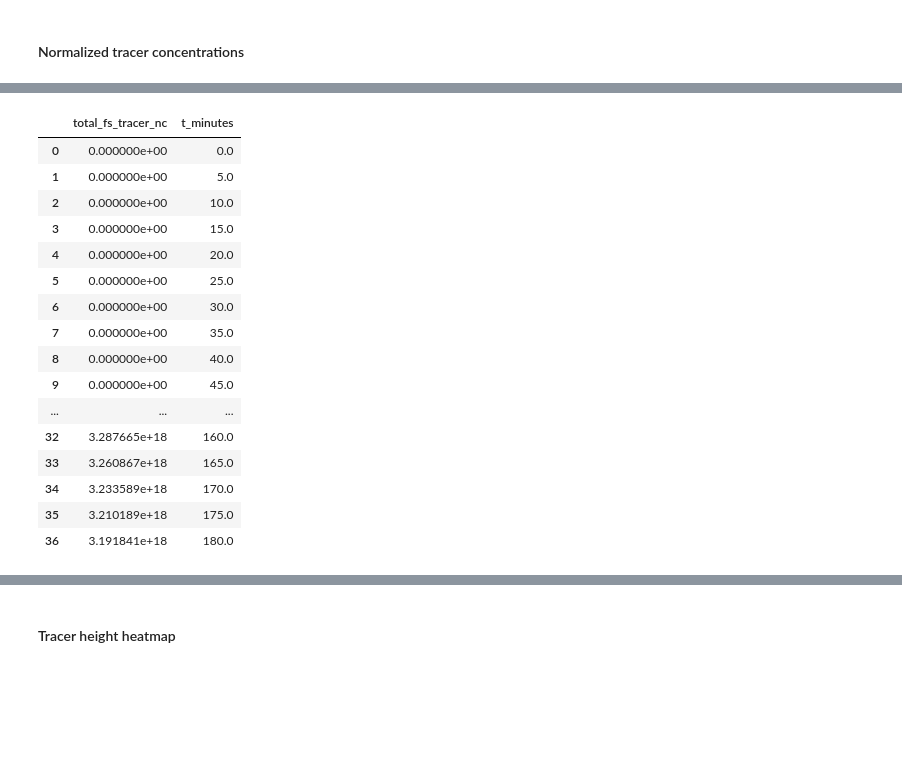
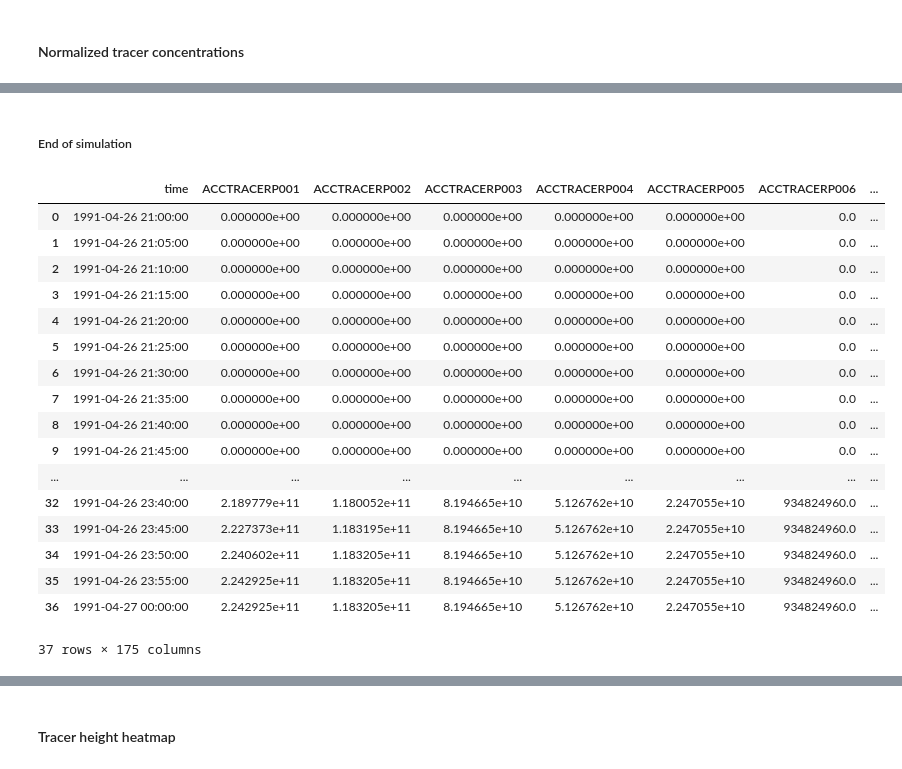
Before and after one commit to cmdavis4/tracer_paper, a Jupyter notebook: analysis-tracerpaper.ipynb, the cells around one changed output, grey strips where cells are left out. Drawn from its saved outputs; the diff is of its cells as text; code cells hidden in the pictures; blank space fills up the shorter version.

```diff
--- a/analysis-tracerpaper.ipynb
+++ b/analysis-tracerpaper.ipynb
@@ -3788,7 +3791,7 @@ def preprocess_ul_tracers(height_threshold):
 
 
 ul_tracer_dfs = {}
-for z_km in [8, 9]:
+for z_km in blt.ALL_UL_Z_THRESHOlDS:
     ul_tracer_dfs[z_km] = cm.utils.read_or_cache_to(
         blt.DERIVED_DIR / f"ul_tracer_totals_z-{z_km}000.pkl"
     )(preprocess_ul_tracers)(z_km * 1000)
@@ -4190,20 +4323,23 @@ ul_tracer_dfs["sl_wk"][["total_fs_tracer_nc", "t_minutes"]]
-# %%
-ul_tracer_dfs["ic_wk"][["total_fs_tracer_nc", "t_minutes"]]
-# %% [output]
-|  | total_fs_tracer_nc | t_minutes |
-| 0 | 0.000000e+00 | 0.0 |
-| 1 | 0.000000e+00 | 5.0 |
-| 2 | 0.000000e+00 | 10.0 |
-| 3 | 0.000000e+00 | 15.0 |
-| 4 | 0.000000e+00 | 20.0 |
-| 5 | 0.000000e+00 | 25.0 |
-| 6 | 0.000000e+00 | 30.0 |
-| 7 | 0.000000e+00 | 35.0 |
-| 8 | 0.000000e+00 | 40.0 |
-| 9 | 0.000000e+00 | 45.0 |
-| ... | ... | ... |
-| 32 | 3.287665e+18 | 160.0 |
-| 33 | 3.260867e+18 | 165.0 |
-| 34 | 3.233589e+18 | 170.0 |
-| 35 | 3.210189e+18 | 175.0 |
-| 36 | 3.191841e+18 | 180.0 |
+# %% [markdown]
+##### End of simulation
+# %%
+ul_tracer_dfs[10]["ic_wk"]
+# %% [output]
+|  | time | ACCTRACERP001 | ACCTRACERP002 | ACCTRACERP003 | ACCTRACERP004 | ACCTRACERP005 | ACCTRACERP006 | ... |
+| 0 | 1991-04-26 21:00:00 | 0.000000e+00 | 0.000000e+00 | 0.000000e+00 | 0.000000e+00 | 0.000000e+00 | 0.0 | ... |
+| 1 | 1991-04-26 21:05:00 | 0.000000e+00 | 0.000000e+00 | 0.000000e+00 | 0.000000e+00 | 0.000000e+00 | 0.0 | ... |
+| 2 | 1991-04-26 21:10:00 | 0.000000e+00 | 0.000000e+00 | 0.000000e+00 | 0.000000e+00 | 0.000000e+00 | 0.0 | ... |
+| 3 | 1991-04-26 21:15:00 | 0.000000e+00 | 0.000000e+00 | 0.000000e+00 | 0.000000e+00 | 0.000000e+00 | 0.0 | ... |
+| 4 | 1991-04-26 21:20:00 | 0.000000e+00 | 0.000000e+00 | 0.000000e+00 | 0.000000e+00 | 0.000000e+00 | 0.0 | ... |
+| 5 | 1991-04-26 21:25:00 | 0.000000e+00 | 0.000000e+00 | 0.000000e+00 | 0.000000e+00 | 0.000000e+00 | 0.0 | ... |
+| 6 | 1991-04-26 21:30:00 | 0.000000e+00 | 0.000000e+00 | 0.000000e+00 | 0.000000e+00 | 0.000000e+00 | 0.0 | ... |
+| 7 | 1991-04-26 21:35:00 | 0.000000e+00 | 0.000000e+00 | 0.000000e+00 | 0.000000e+00 | 0.000000e+00 | 0.0 | ... |
+| 8 | 1991-04-26 21:40:00 | 0.000000e+00 | 0.000000e+00 | 0.000000e+00 | 0.000000e+00 | 0.000000e+00 | 0.0 | ... |
+| 9 | 1991-04-26 21:45:00 | 0.000000e+00 | 0.000000e+00 | 0.000000e+00 | 0.000000e+00 | 0.000000e+00 | 0.0 | ... |
+| ... | ... | ... | ... | ... | ... | ... | ... | ... |
+| 32 | 1991-04-26 23:40:00 | 2.189779e+11 | 1.180052e+11 | 8.194665e+10 | 5.126762e+10 | 2.247055e+10 | 934824960.0 | ... |
+| 33 | 1991-04-26 23:45:00 | 2.227373e+11 | 1.183195e+11 | 8.194665e+10 | 5.126762e+10 | 2.247055e+10 | 934824960.0 | ... |
+| 34 | 1991-04-26 23:50:00 | 2.240602e+11 | 1.183205e+11 | 8.194665e+10 | 5.126762e+10 | 2.247055e+10 | 934824960.0 | ... |
+| 35 | 1991-04-26 23:55:00 | 2.242925e+11 | 1.183205e+11 | 8.194665e+10 | 5.126762e+10 | 2.247055e+10 | 934824960.0 | ... |
+| 36 | 1991-04-27 00:00:00 | 2.242925e+11 | 1.183205e+11 | 8.194665e+10 | 5.126762e+10 | 2.247055e+10 | 934824960.0 | ... |
+37 rows × 175 columns
```
Also changed, not shown: parts of 18 cells of this notebook, 2 other files.
